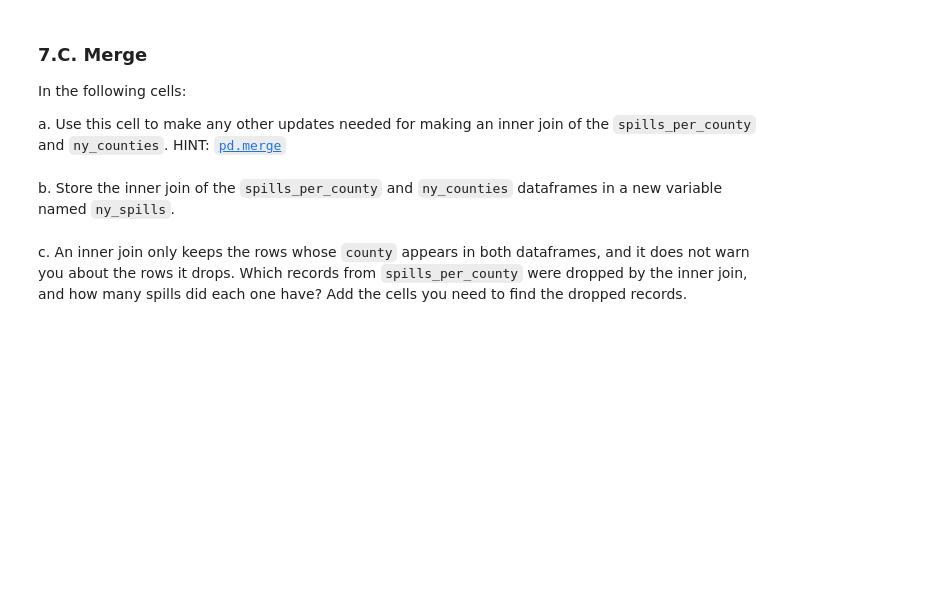
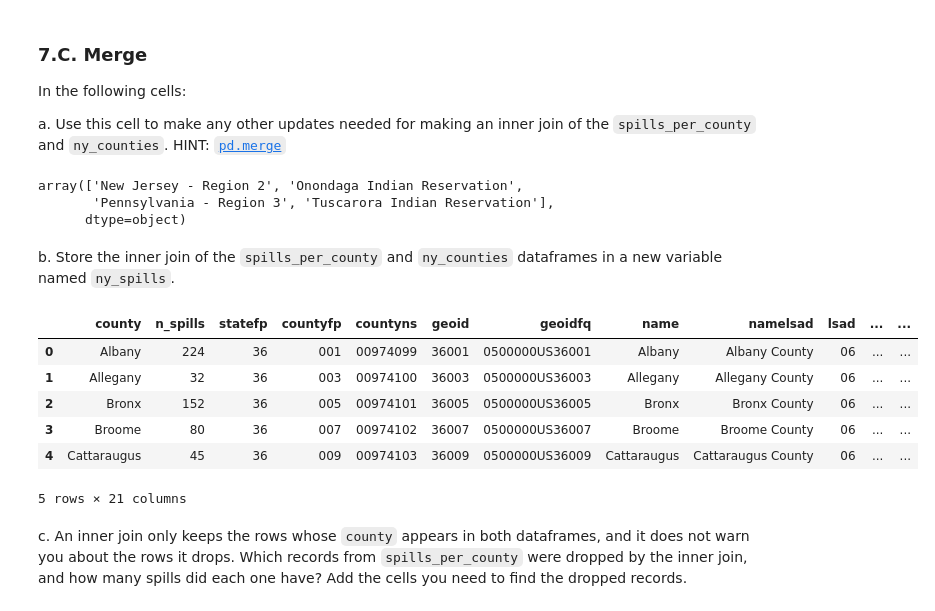
Before and after one commit to farahjstack/eds220-hwk3, a Jupyter notebook: hwk3-task2-spills-STACK.ipynb, the cells around one changed output. Cells and saved outputs as stored; diff of their text form; code cells hidden in the pictures; blank space fills up the shorter version.

```diff
--- a/hwk3-task2-spills-STACK.ipynb
+++ b/hwk3-task2-spills-STACK.ipynb
@@ -589,6 +624,15 @@ e. What is the number of spills in 'Tuscarora Indian Reservation' and in 'Ononda
 ### 7.B. Data updates
 
 In the next cell, update 'St Lawrence' to 'St. Lawrence' in the `spills_per_county` data frame. Verify the update was successful with an assert test.
+# %%
+# Update St Lawrence to St. Lawrence
+spills_per_county['county'] = spills_per_county['county'].replace(
+    'St Lawrence', 'St. Lawrence'
+)
+
+# Verify the update was successful
+assert 'St. Lawrence' in spills_per_county['county'].values
+assert 'St Lawrence' not in spills_per_county['county'].values
 # %% [markdown]
 ### 7.C. Merge
 
@@ -600,5 +642,35 @@ a. Use this cell to make any other updates needed for making an inner join of th
+# %%
+# Check for county names that do not match
+np.setdiff1d(
+    spills_per_county['county'].unique(),
+    ny_counties['name'].unique()
+)
+# %% [output]
+array(['New Jersey - Region 2', 'Onondaga Indian Reservation',
+       'Pennsylvania - Region 3', 'Tuscarora Indian Reservation'],
+      dtype=object)
 # %% [markdown]
 b. Store the inner join of the `spills_per_county` and `ny_counties` dataframes in a new variable named `ny_spills`.
+# %%
+# Merge spill counts with New York county geometries
+ny_spills = pd.merge(
+    spills_per_county,
+    ny_counties,
+    left_on='county',
+    right_on='name',
+    how='inner'
+)
+
+# Preview the merged dataframe
+ny_spills.head()
+# %% [output]
+|  | county | n_spills | statefp | countyfp | countyns | geoid | geoidfq | name | namelsad | lsad | ... | ... |
+| 0 | Albany | 224 | 36 | 001 | 00974099 | 36001 | 0500000US36001 | Albany | Albany County | 06 | ... | ... |
+| 1 | Allegany | 32 | 36 | 003 | 00974100 | 36003 | 0500000US36003 | Allegany | Allegany County | 06 | ... | ... |
+| 2 | Bronx | 152 | 36 | 005 | 00974101 | 36005 | 0500000US36005 | Bronx | Bronx County | 06 | ... | ... |
+| 3 | Broome | 80 | 36 | 007 | 00974102 | 36007 | 0500000US36007 | Broome | Broome County | 06 | ... | ... |
+| 4 | Cattaraugus | 45 | 36 | 009 | 00974103 | 36009 | 0500000US36009 | Cattaraugus | Cattaraugus County | 06 | ... | ... |
+5 rows × 21 columns
 # %% [markdown]
 <!-- BEGIN QUESTION -->
 
```
Also changed, not shown: parts of 18 cells of this notebook.
